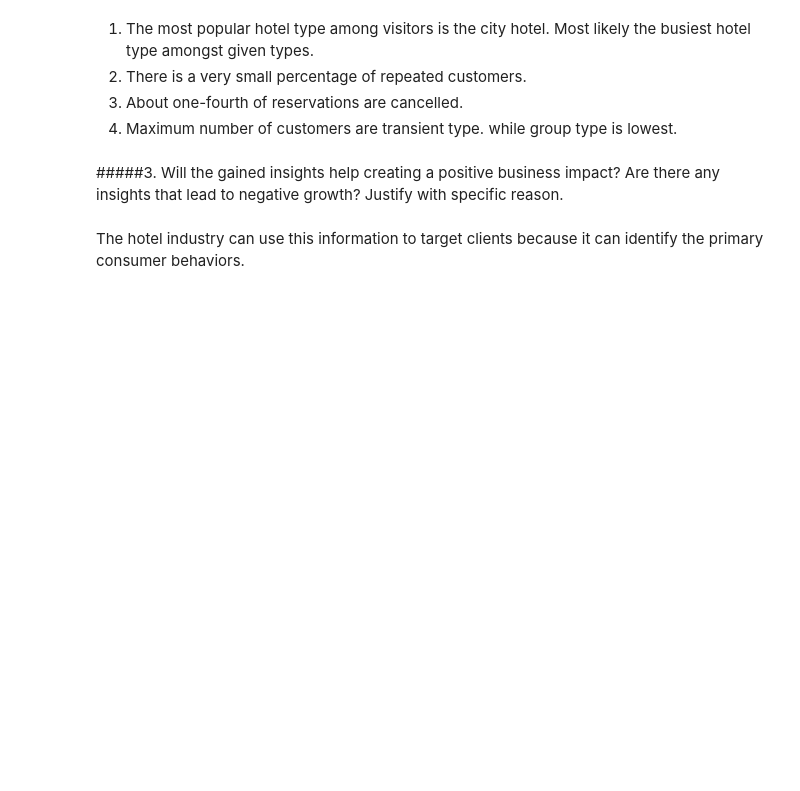
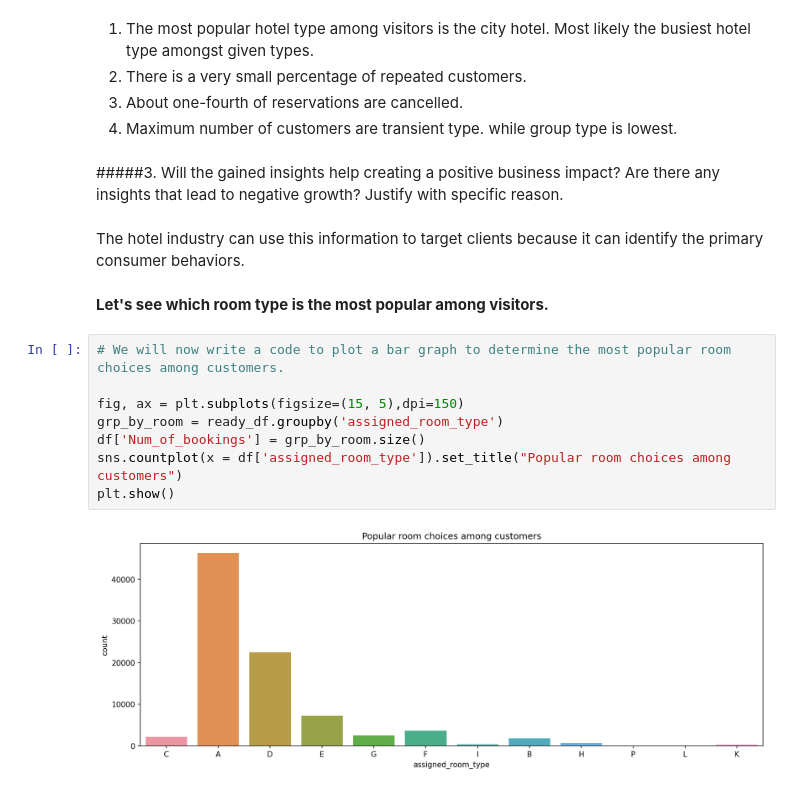
Before and after one commit to waghpallavi/hotel_booking_analysis, a Jupyter notebook: Hotel_Booking_analysis.ipynb, the cells around one changed output. Cells and saved outputs as stored; diff of their text form; blank space fills up the shorter version.

```diff
--- a/Hotel_Booking_analysis.ipynb
+++ b/Hotel_Booking_analysis.ipynb
@@ -472,3 +472,15 @@ A pie chart depicts the portion relationship of your data. The area covered in a
 Are there any insights that lead to negative growth? Justify with specific reason.
 # %% [markdown]
 The hotel industry can use this information to target clients because it can identify the primary consumer behaviors.
+# %% [markdown]
+**Let's see which room type is the most popular among visitors.**
+# %%
+# We will now write a code to plot a bar graph to determine the most popular room choices among customers.
+
+fig, ax = plt.subplots(figsize=(15, 5),dpi=150)
+grp_by_room = ready_df.groupby('assigned_room_type')
+df['Num_of_bookings'] = grp_by_room.size()
+sns.countplot(x = df['assigned_room_type']).set_title("Popular room choices among customers")
+plt.show()
+# %% [output]
+[figure, added]
```
Also changed, not shown: parts of 13 cells of this notebook.
